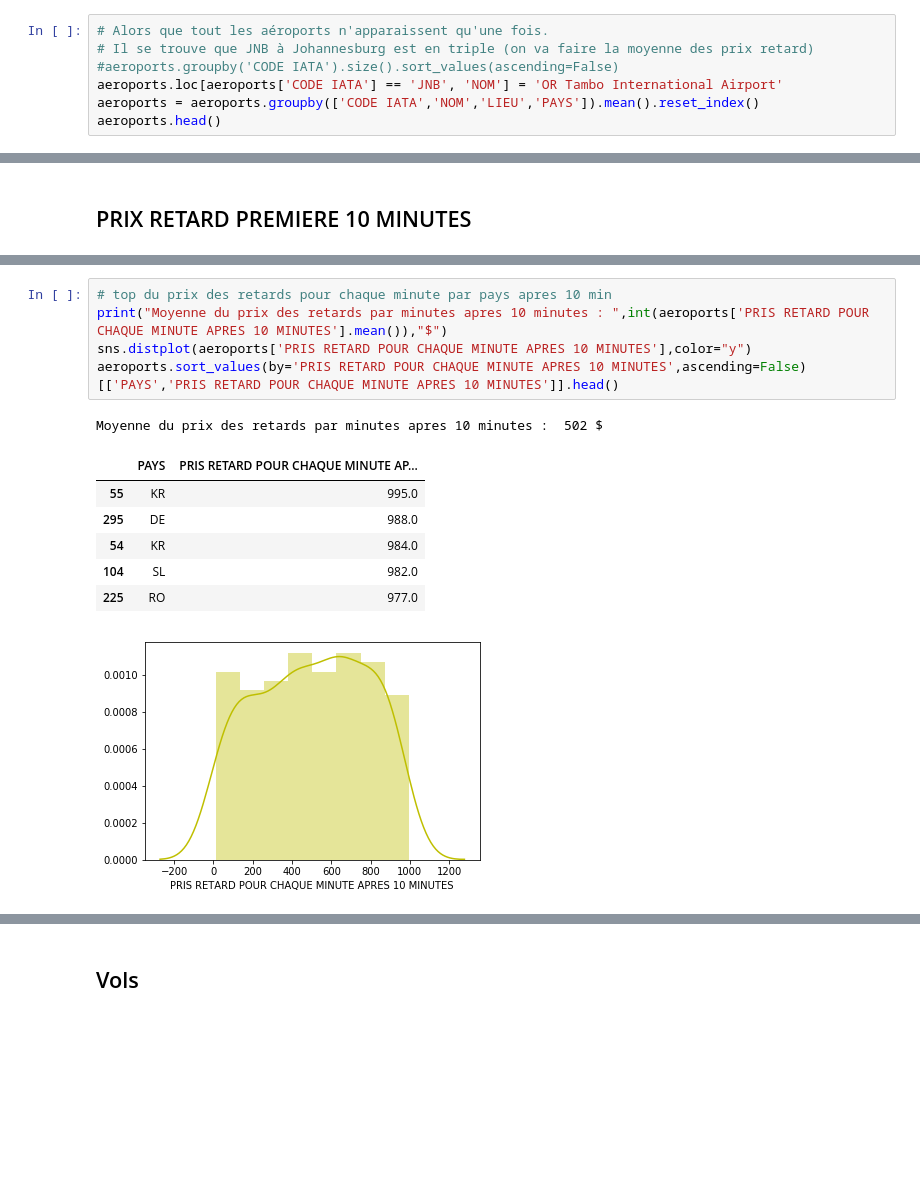
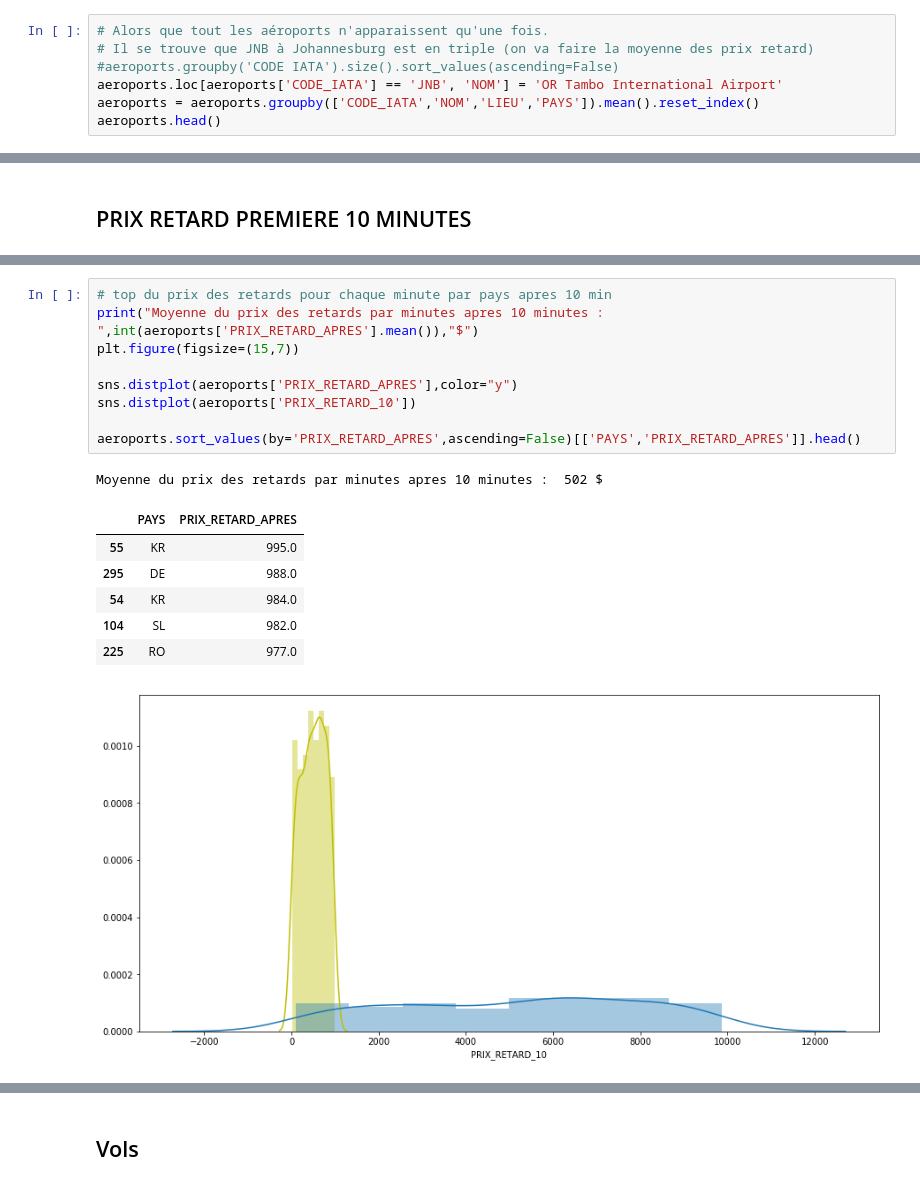
Before and after one commit to samirLazzali/flight-delay-consulting, a Jupyter notebook: aeroport_eda.ipynb, the cells around one changed output, grey strips where cells are left out. Saved outputs shown, nothing was run; the diff lists cells and outputs as text; blank space fills up the shorter version.

```diff
--- a/aeroport_eda.ipynb
+++ b/aeroport_eda.ipynb
@@ -55,7 +55,7 @@ NaN =  0
 # Alors que tout les aéroports n'apparaissent qu'une fois.
 # Il se trouve que JNB à Johannesburg est en triple (on va faire la moyenne des prix retard)
 #aeroports.groupby('CODE IATA').size().sort_values(ascending=False)
-aeroports.loc[aeroports['CODE IATA'] == 'JNB', 'NOM'] = 'OR Tambo International Airport'
-aeroports = aeroports.groupby(['CODE IATA','NOM','LIEU','PAYS']).mean().reset_index()
+aeroports.loc[aeroports['CODE_IATA'] == 'JNB', 'NOM'] = 'OR Tambo International Airport'
+aeroports = aeroports.groupby(['CODE_IATA','NOM','LIEU','PAYS']).mean().reset_index()
 aeroports.head()
 # %% [output]
@@ -90,15 +96,19 @@ Moyenne du prix des retards :  5173 $
 # %%
 # top du prix des retards pour chaque minute par pays apres 10 min
-print("Moyenne du prix des retards par minutes apres 10 minutes : ",int(aeroports['PRIS RETARD POUR CHAQUE MINUTE APRES 10 MINUTES'].mean()),"$")
-sns.distplot(aeroports['PRIS RETARD POUR CHAQUE MINUTE APRES 10 MINUTES'],color="y")
-aeroports.sort_values(by='PRIS RETARD POUR CHAQUE MINUTE APRES 10 MINUTES',ascending=False)[['PAYS','PRIS RETARD POUR CHAQUE MINUTE APRES 10 MINUTES']].head()
+print("Moyenne du prix des retards par minutes apres 10 minutes : ",int(aeroports['PRIX_RETARD_APRES'].mean()),"$")
+plt.figure(figsize=(15,7))
+
+sns.distplot(aeroports['PRIX_RETARD_APRES'],color="y")
+sns.distplot(aeroports['PRIX_RETARD_10'])
+
+aeroports.sort_values(by='PRIX_RETARD_APRES',ascending=False)[['PAYS','PRIX_RETARD_APRES']].head()
 # %% [output]
 Moyenne du prix des retards par minutes apres 10 minutes :  502 $
-|  | PAYS | PRIS RETARD POUR CHAQUE MINUTE AP... |
+|  | PAYS | PRIX_RETARD_APRES |
 | 55 | KR | 995.0 |
 | 295 | DE | 988.0 |
 | 54 | KR | 984.0 |
 | 104 | SL | 982.0 |
 | 225 | RO | 977.0 |
-[figure, old version]
+[figure, new version]
 # %%
```
Also changed, not shown: parts of 21 cells of this notebook, 3 other files.
